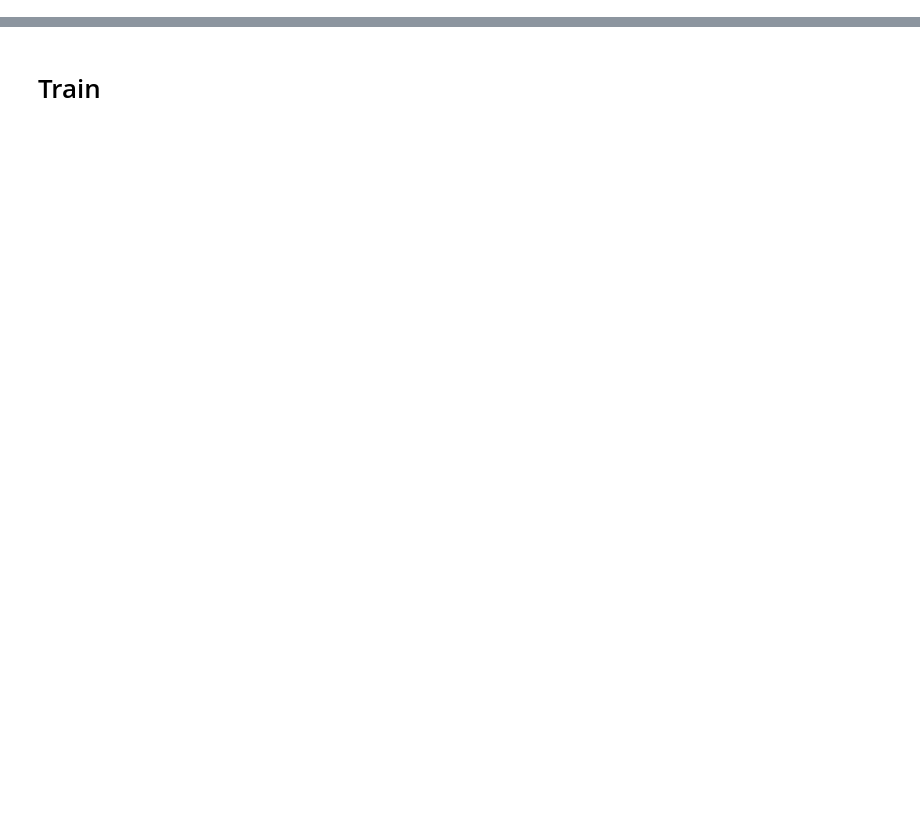
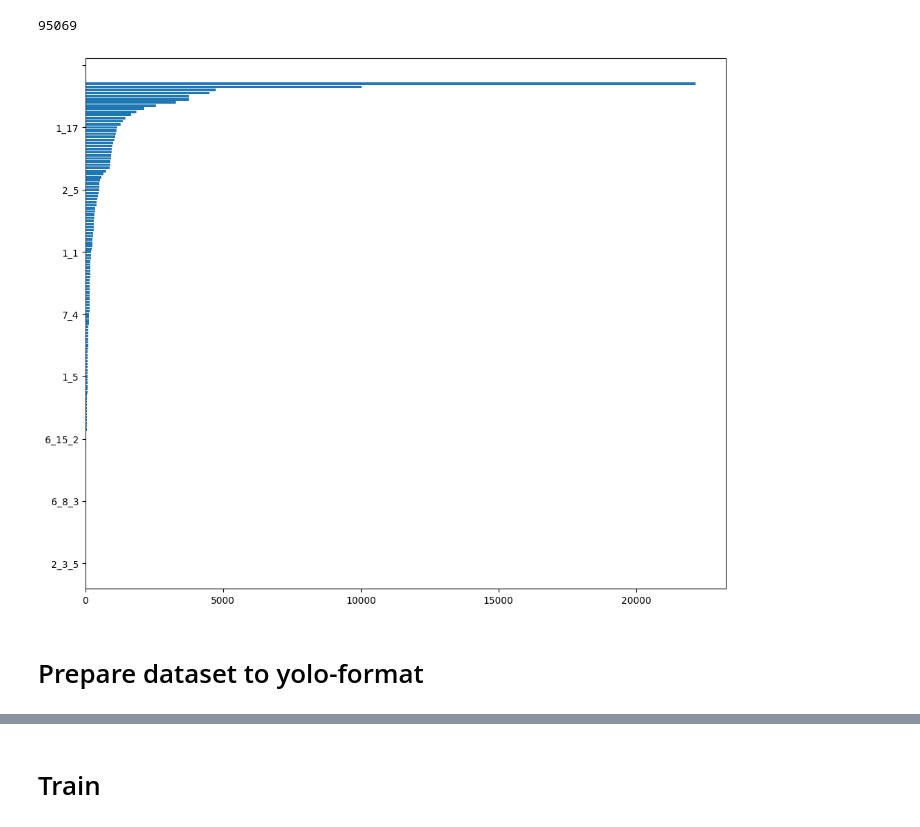
Before and after one commit to DmitryChatBotov/traffic-sign-recognition, a Jupyter notebook: notebooks/train_yolo.ipynb, the cells around one changed output, grey strips where cells are left out. Drawn from its saved outputs; the diff is of its cells as text; code cells hidden in the pictures; blank space fills up the shorter version.

Commit message:
Change train, add export

```diff
--- a/notebooks/train_yolo.ipynb
+++ b/notebooks/train_yolo.ipynb
@@ -40,0 +42,16 @@ Mon Nov 20 07:06:34 2023
+# %%
+import json
+from collections import Counter
+
+with open('/kaggle/input/rtsd-dataset/train_anno.json') as file:
+    train_anno = json.loads(file.read())
+
+with open('/kaggle/input/rtsd-dataset/val_anno.json') as file:
+    val_anno = json.loads(file.read())
+
+class_names = {item['id']: item['name'] for item in train_anno['categories']}
+samples_count_by_category = Counter([class_names[item['category_id']] for item in train_anno['annotations']])
+invalid_categories_count = {cat_name:cat_count for cat_name, cat_count in samples_count_by_category.items() if cat_count < 25}
+# %%
+categories_mapping = {cls_name:cls_id for (cls_id,cls_name) in class_names.items()}
+invalid_categories = {cat_name:categories_mapping[cat_name] for cat_name in invalid_categories_count.keys()}
@@ -41,3 +114,28 @@ Mon Nov 20 07:06:34 2023
+# %%
+import pandas as pd
+
+df_for_plot = pd.DataFrame(
+    {'class': samples_count_by_category.keys(),
+    'count': samples_count_by_category.values()}
+)
+
+df_for_plot = df_for_plot.sort_values(by='count', ascending=True)
+# %%
+df_for_plot['flag'] = df_for_plot['class'].apply(lambda x: 1 if x not in list(invalid_categories.keys()) else 0)
+df_for_plot[df_for_plot['flag'] == 1]['count'].sum()
+# %% [output]
+95069
+# %%
+import matplotlib.pyplot as plt
+from matplotlib.ticker import MaxNLocator
+
+plt.figure(figsize=(12, 10))
+plt.barh(df_for_plot['class'].tolist(), df_for_plot['count'].tolist())
+plt.gca().yaxis.set_major_locator(MaxNLocator(prune='lower'))
+# %% [output]
+[figure, added]
+# %% [markdown]
+# Prepare dataset to yolo-format
 # %%
 import json
 import os
```
Also changed, not shown: parts of 23 cells of this notebook, 1 other file.
